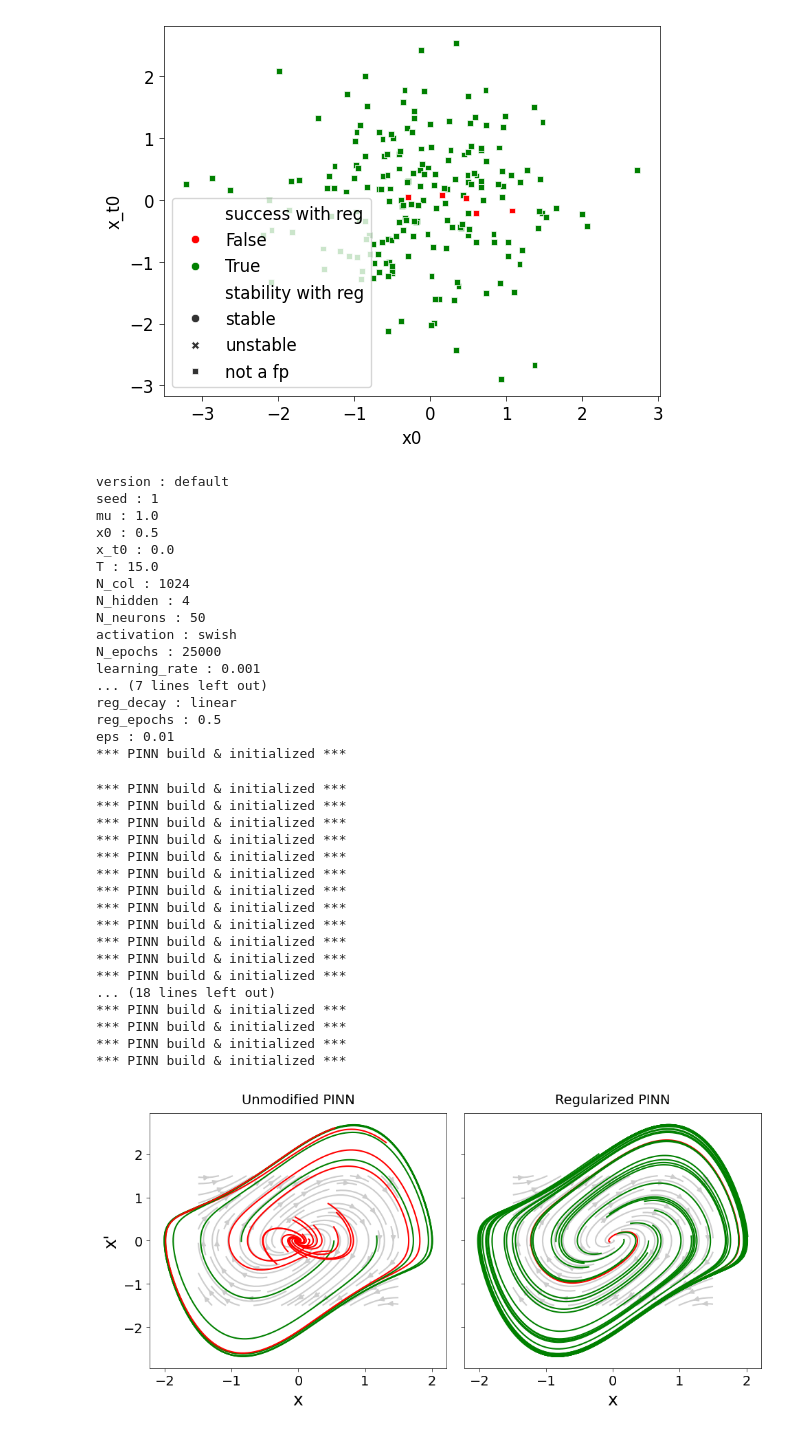
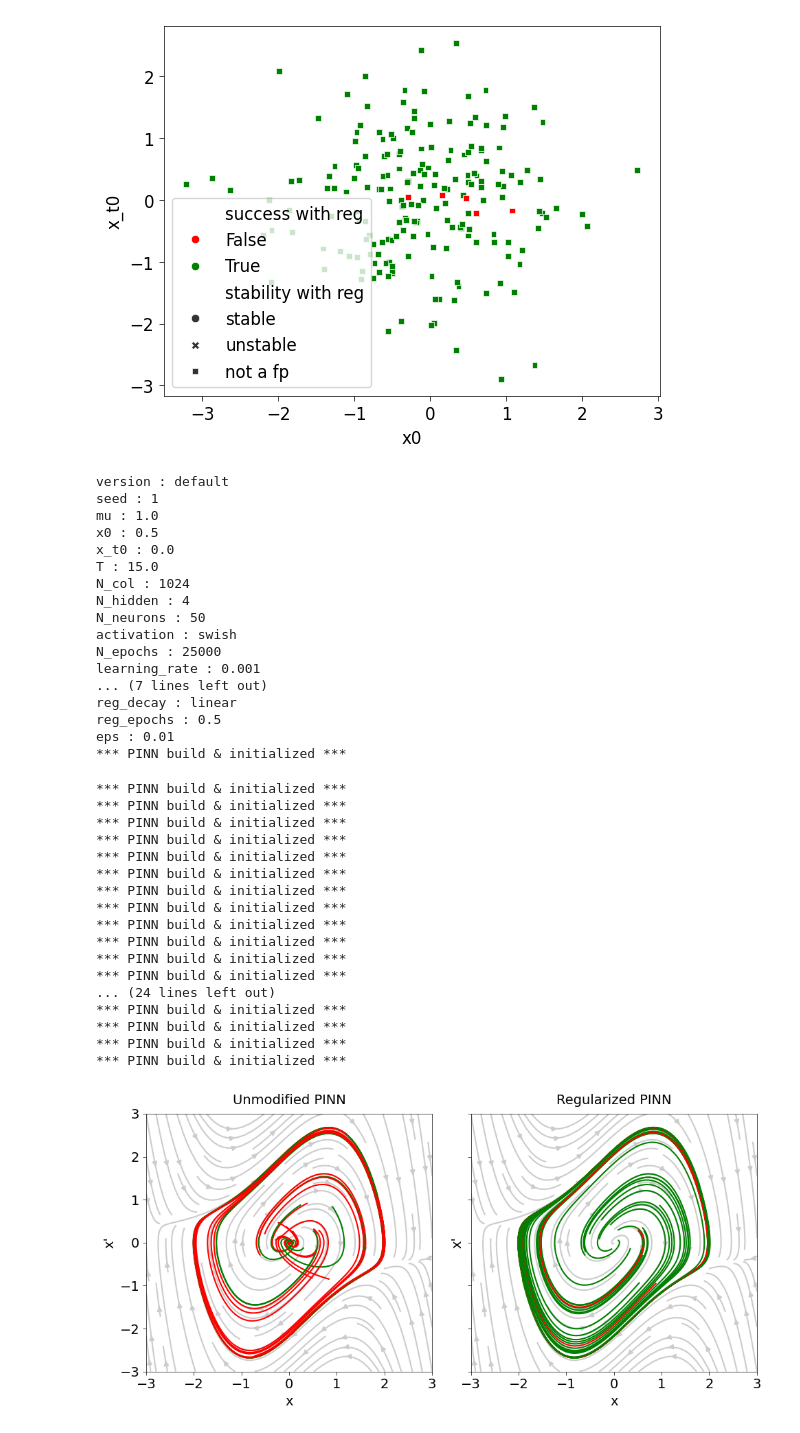
Before and after one commit to losmib/PINNs_fixed_points, a Jupyter notebook: van_der_pol/results_visualizations.ipynb, the cells around one changed output. Saved outputs shown, nothing was run; the diff lists cells and outputs as text; code cells hidden in the pictures.

Commit message:
new results

```diff
--- a/van_der_pol/results_visualizations.ipynb
+++ b/van_der_pol/results_visualizations.ipynb
@@ -180,20 +180,32 @@ See the caveats in the documentation: https://pandas.pydata.org/pandas-docs/stab
 # %%
 from configs.config_loader import load_config
 from model.neural_net import PhysicsInformedNN
+
+
+plt.rcParams.update({'font.size': 14,
+                     'axes.titlepad': 10,
+                     'axes.titlesize': 14,
+                     'axes.labelsize': 14,
+                     'axes.linewidth': .5,
+                     'xtick.major.width': .5,
+                     'ytick.major.width': .5,
+                     #'text.usetex': True,
+                     #'font.family': 'Helvetica'
+                     })
 
 
 config = load_config('configs/default.yaml')
 config["T"] = 12.5
 PINN = PhysicsInformedNN(config)
 
-results_table = pd.read_csv("visual_results_T_12_5.csv").iloc[0:18]
+results_table = pd.read_csv("visual_results_T_12_5_old2.csv").iloc[:20]
 results_table["x0"] = results_table["(x0, x_t0)"].apply(lambda row: eval(row)[0])
 results_table["x_t0"] = results_table["(x0, x_t0)"].apply(lambda row: eval(row)[1])
 
 colors = {True: "green", False: "red"}
 xscale, yscale, n_arrows = 1.2, 2, 20
-x = np.linspace(-1.5, 1.5, n_arrows)
-x_t = np.linspace(-1.5, 1.5, n_arrows)
+x = np.linspace(-3, 3, n_arrows)
+x_t = np.linspace(-3, 3, n_arrows)
 XX, YY = np.meshgrid(x, x_t)
 Y = np.vstack([XX.flatten(), YY.flatten()])
 t = np.zeros(len(Y))
@@ -217,8 +229,8 @@ for i in range(results_table.shape[0]):
 
     color = 'green' if results_table["success_no_reg"].iloc[i] else "red"
     axes[0].plot(x_pred, x_t_pred, color=color)
-    axes[0].set_xlabel("x", fontsize=18)
-    axes[0].set_ylabel("x'", fontsize=18)
+    axes[0].set_xlabel("x")
+    axes[0].set_ylabel("x\'")
 
 axes[1].streamplot(XX, YY, dx.reshape(XX.shape), dy.reshape(YY.shape), color='0.8', zorder=0)
 
@@ -233,7 +245,8 @@ for i in range(results_table.shape[0]):
     x_t_pred = PINN.x_t(t_line)
     color = 'green' if results_table["success_reg_derivative_unstable_fp"].iloc[i] else "red"
     axes[1].plot(x_pred, x_t_pred, color=color)
-    axes[1].set_xlabel("x", fontsize=18)
+    axes[1].set_xlabel("x")
+    axes[1].set_ylabel("x\'")
     # plt.ylabel("y", fontsize=18)
     # plt.yticks([])
 
@@ -241,6 +254,8 @@ for i in range(results_table.shape[0]):
 
 axes[0].set_title("Unmodified PINN")
 axes[1].set_title("Regularized PINN")
+
+
 plt.tight_layout()
 plt.savefig("van_der_pol_reg_test.pdf", format="pdf")
 # %% [output]
@@ -250,32 +265,32 @@ mu : 1.0
 x0 : 0.5
 x_t0 : 0.0
 T : 15.0
 N_col : 1024
 N_hidden : 4
 N_neurons : 50
 activation : swish
 N_epochs : 25000
 learning_rate : 0.001
 ... (7 lines left out)
 reg_decay : linear
 reg_epochs : 0.5
 eps : 0.01
 *** PINN build & initialized ***
 *** PINN build & initialized ***
 *** PINN build & initialized ***
 *** PINN build & initialized ***
 *** PINN build & initialized ***
 *** PINN build & initialized ***
 *** PINN build & initialized ***
 *** PINN build & initialized ***
 *** PINN build & initialized ***
 *** PINN build & initialized ***
 *** PINN build & initialized ***
 *** PINN build & initialized ***
 *** PINN build & initialized ***
-... (18 lines left out)
+... (24 lines left out)
 *** PINN build & initialized ***
 *** PINN build & initialized ***
 *** PINN build & initialized ***
 *** PINN build & initialized ***
-[figure, old version]
+[figure, new version]
```
Also changed, not shown: parts of 2 cells of this notebook, 9 other files.
